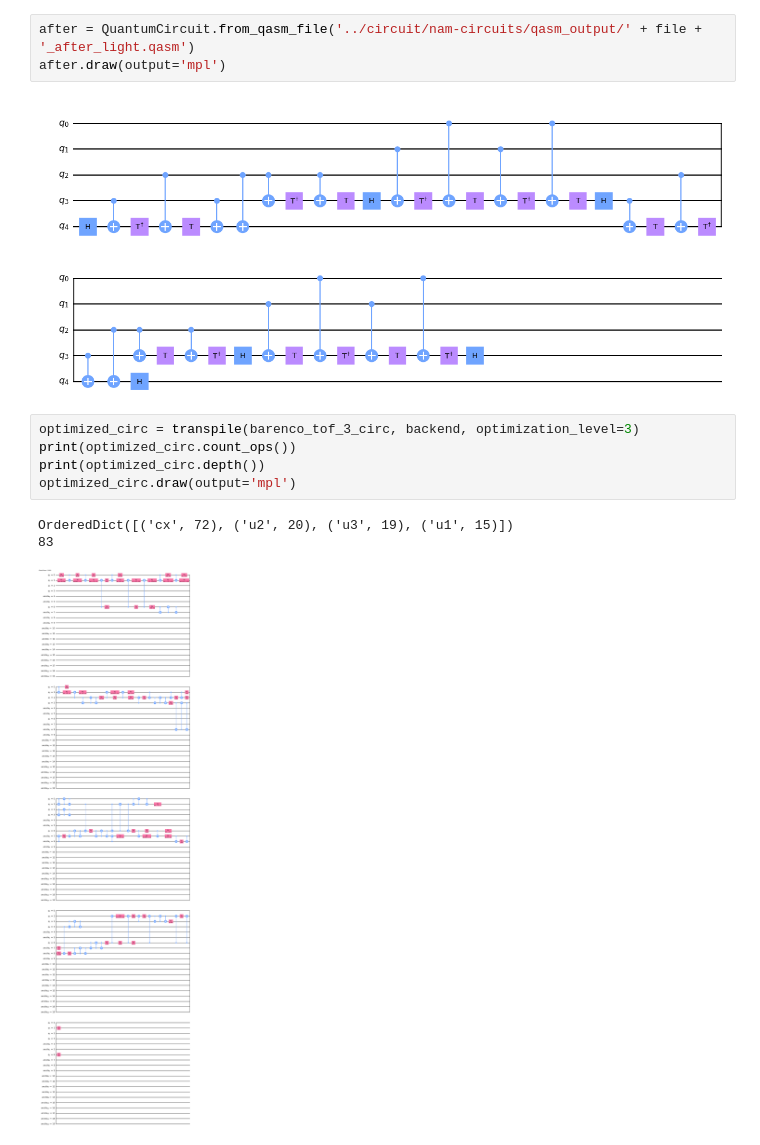
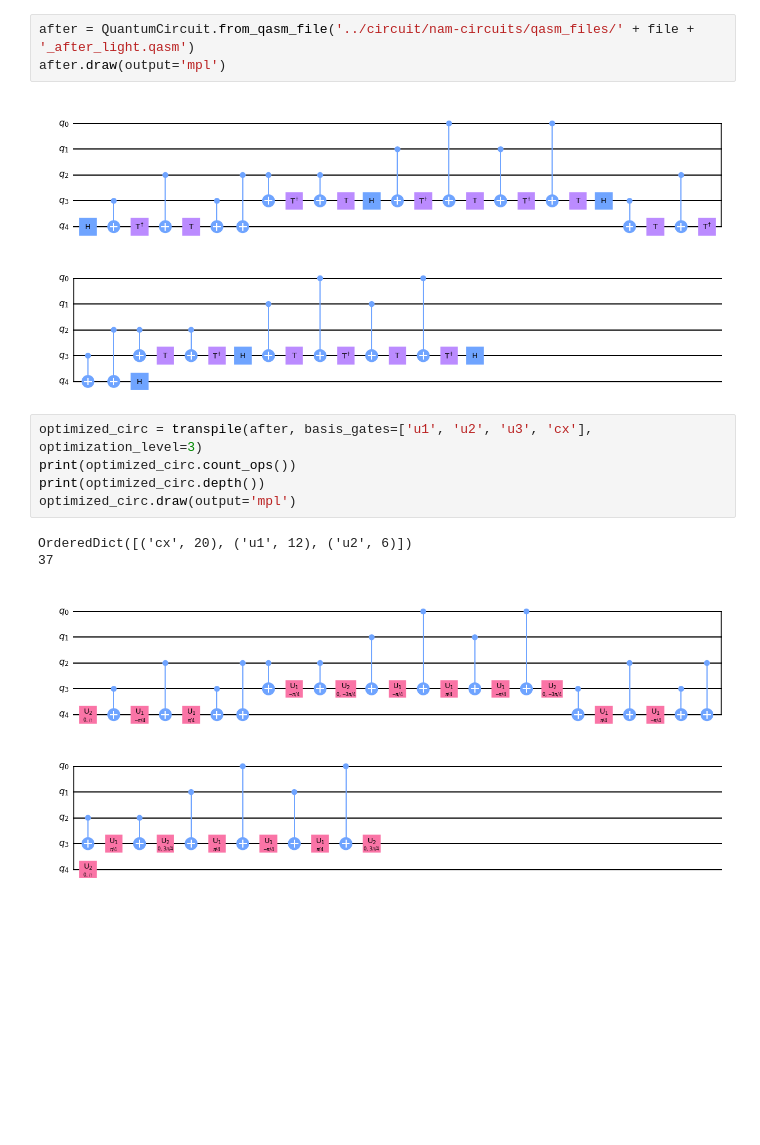
Before and after one commit to quantum-compiler/quartz, a Jupyter notebook: experiment/test.ipynb, the cells around one changed output. Saved outputs shown, nothing was run; the diff lists cells and outputs as text; blank space fills up the shorter version.

```diff
--- a/experiment/test.ipynb
+++ b/experiment/test.ipynb
@@ -10,16 +10,16 @@ before.draw(output='mpl')
 # %% [output]
 [figure]
 # %%
-after = QuantumCircuit.from_qasm_file('../circuit/nam-circuits/qasm_output/' + file + '_after_light.qasm')
+after = QuantumCircuit.from_qasm_file('../circuit/nam-circuits/qasm_files/' + file + '_after_light.qasm')
 after.draw(output='mpl')
 # %% [output]
 [figure]
 # %%
-optimized_circ = transpile(barenco_tof_3_circ, backend, optimization_level=3)
+optimized_circ = transpile(after, basis_gates=['u1', 'u2', 'u3', 'cx'], optimization_level=3)
 print(optimized_circ.count_ops())
 print(optimized_circ.depth())
 optimized_circ.draw(output='mpl')
 # %% [output]
-OrderedDict([('cx', 72), ('u2', 20), ('u3', 19), ('u1', 15)])
-83
+OrderedDict([('cx', 20), ('u1', 12), ('u2', 6)])
+37
-[figure, old version]
+[figure, new version]
```
Also changed, not shown: parts of 4 cells of this notebook.
